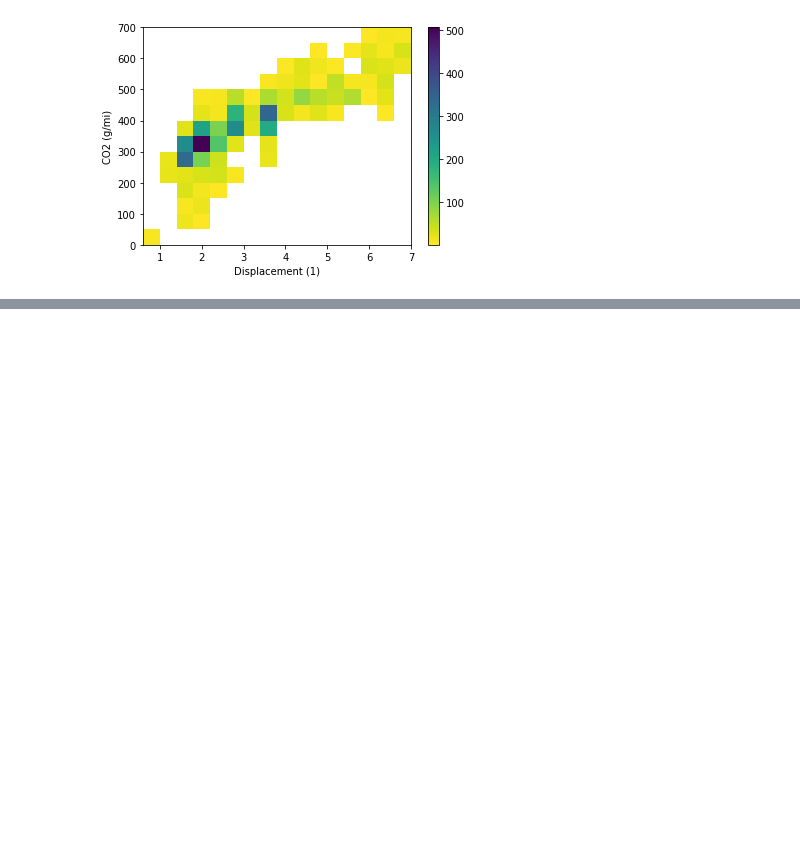
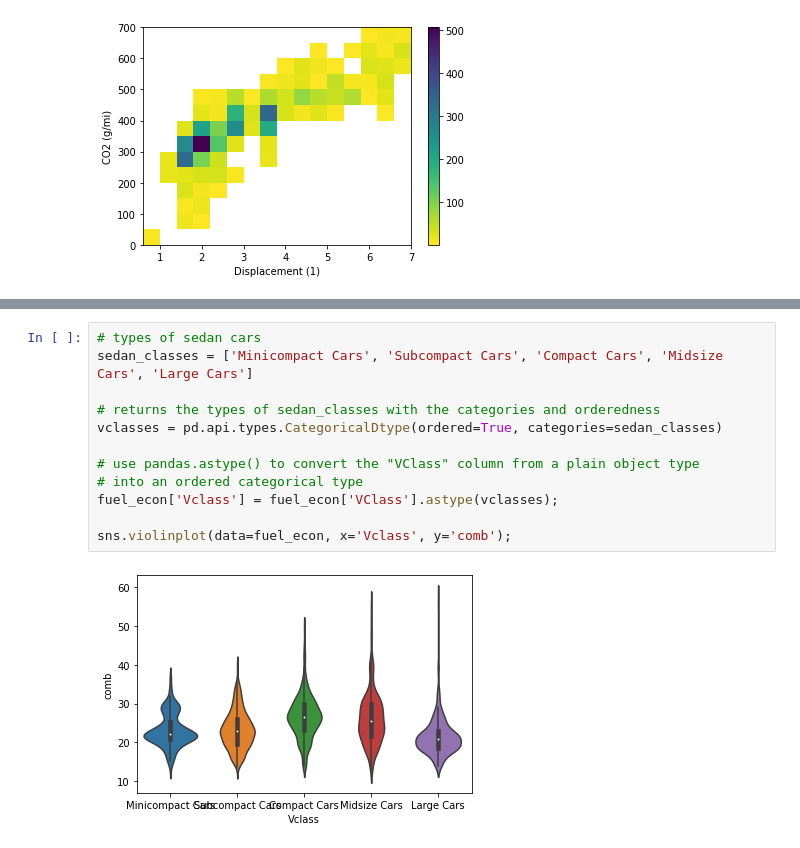
Before and after one commit to EsosaOrumwese/ALX-T-Nanodegree, a Jupyter notebook: Data Analytics/3. Data Visualization/Practice Notebook.ipynb, the cells around one changed output, grey strips where cells are left out. Drawn from its saved outputs; the diff is of its cells as text; blank space fills up the shorter version.

Commit message:
Boxplots & Violin Plot

```diff
--- a/Data Analytics/3. Data Visualization/Practice Notebook.ipynb
+++ b/Data Analytics/3. Data Visualization/Practice Notebook.ipynb
@@ -755,0 +759,14 @@ plt.ylabel('CO2 (g/mi)');
+# %%
+# types of sedan cars
+sedan_classes = ['Minicompact Cars', 'Subcompact Cars', 'Compact Cars', 'Midsize Cars', 'Large Cars']
+
+# returns the types of sedan_classes with the categories and orderedness
+vclasses = pd.api.types.CategoricalDtype(ordered=True, categories=sedan_classes)
+
+# use pandas.astype() to convert the "VClass" column from a plain object type
+# into an ordered categorical type
+fuel_econ['Vclass'] = fuel_econ['VClass'].astype(vclasses);
+
+sns.violinplot(data=fuel_econ, x='Vclass', y='comb');
+# %% [output]
+[figure, added]
```
Also changed, not shown: parts of 12 cells of this notebook.
